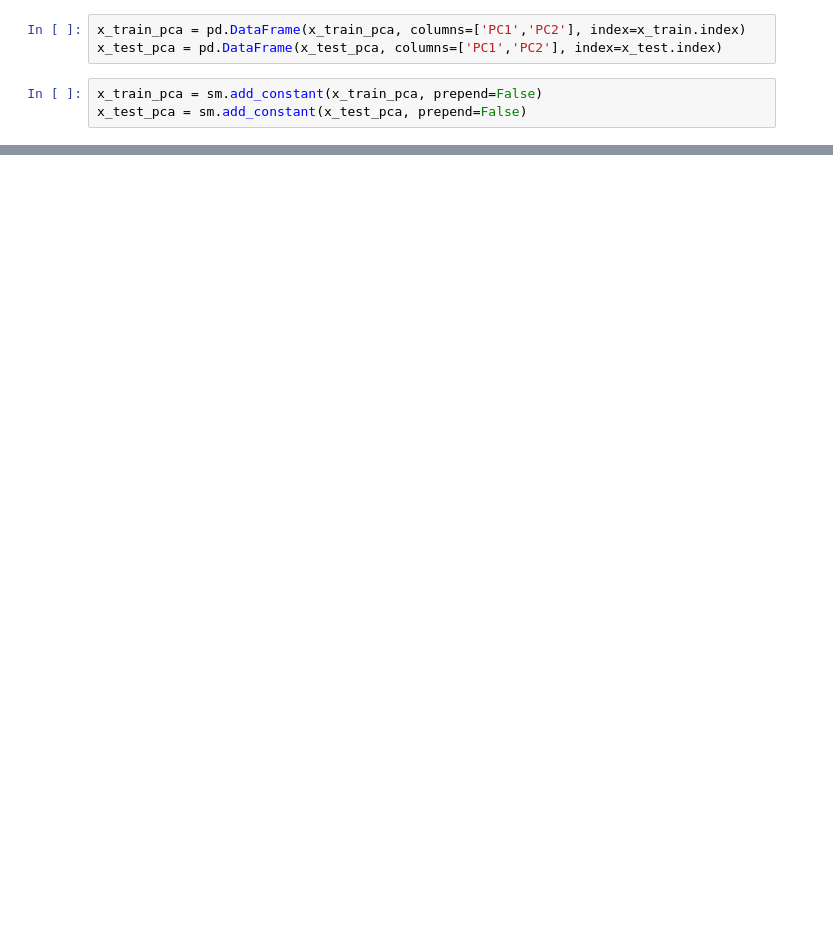
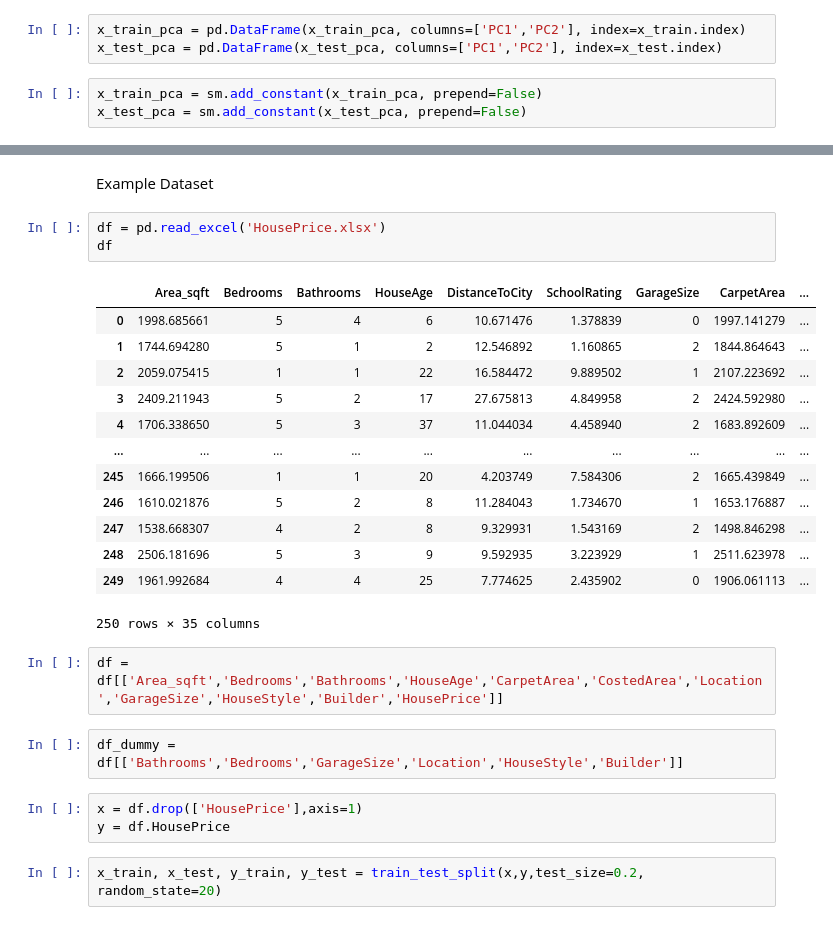
Before and after one commit to Omkar210/Statistics-and-ML, a Jupyter notebook: Day30.ipynb, the cells around one changed output, grey strips where cells are left out. Cells and saved outputs as stored; diff of their text form; blank space fills up the shorter version.

```diff
--- a/Day30.ipynb
+++ b/Day30.ipynb
@@ -167,0 +279,28 @@ Optimization terminated successfully.
+# %% [markdown]
+Example Dataset
+# %%
+df = pd.read_excel('HousePrice.xlsx')
+df
+# %% [output]
+|  | Area_sqft | Bedrooms | Bathrooms | HouseAge | DistanceToCity | SchoolRating | GarageSize | CarpetArea | ... |
+| 0 | 1998.685661 | 5 | 4 | 6 | 10.671476 | 1.378839 | 0 | 1997.141279 | ... |
+| 1 | 1744.694280 | 5 | 1 | 2 | 12.546892 | 1.160865 | 2 | 1844.864643 | ... |
+| 2 | 2059.075415 | 1 | 1 | 22 | 16.584472 | 9.889502 | 1 | 2107.223692 | ... |
+| 3 | 2409.211943 | 5 | 2 | 17 | 27.675813 | 4.849958 | 2 | 2424.592980 | ... |
+| 4 | 1706.338650 | 5 | 3 | 37 | 11.044034 | 4.458940 | 2 | 1683.892609 | ... |
+| ... | ... | ... | ... | ... | ... | ... | ... | ... | ... |
+| 245 | 1666.199506 | 1 | 1 | 20 | 4.203749 | 7.584306 | 2 | 1665.439849 | ... |
+| 246 | 1610.021876 | 5 | 2 | 8 | 11.284043 | 1.734670 | 1 | 1653.176887 | ... |
+| 247 | 1538.668307 | 4 | 2 | 8 | 9.329931 | 1.543169 | 2 | 1498.846298 | ... |
+| 248 | 2506.181696 | 5 | 3 | 9 | 9.592935 | 3.223929 | 1 | 2511.623978 | ... |
+| 249 | 1961.992684 | 4 | 4 | 25 | 7.774625 | 2.435902 | 0 | 1906.061113 | ... |
+250 rows × 35 columns
+# %%
+df = df[['Area_sqft','Bedrooms','Bathrooms','HouseAge','CarpetArea','CostedArea','Location','GarageSize','HouseStyle','Builder','HousePrice']]
+# %%
+df_dummy = df[['Bathrooms','Bedrooms','GarageSize','Location','HouseStyle','Builder']]
+# %%
+x = df.drop(['HousePrice'],axis=1)
+y = df.HousePrice
+# %%
+x_train, x_test, y_train, y_test = train_test_split(x,y,test_size=0.2, random_state=20)
```
Also changed, not shown: parts of 14 cells of this notebook.
